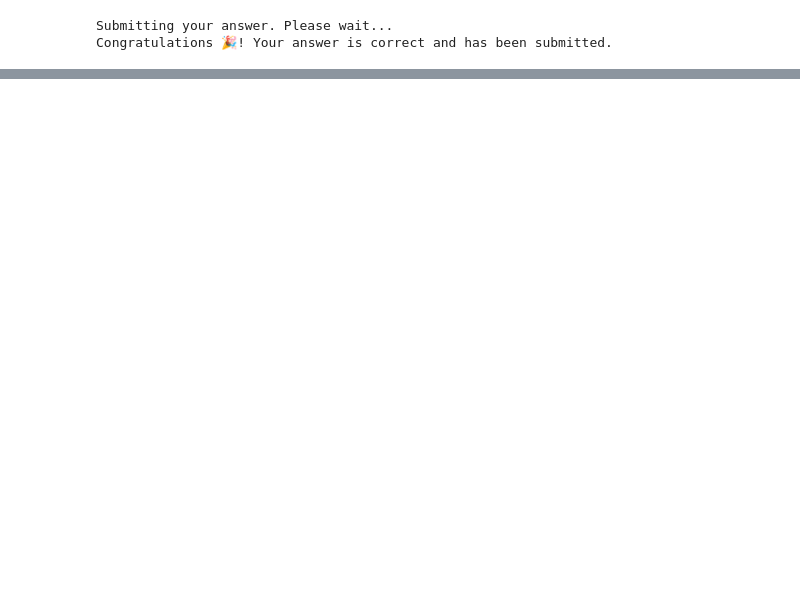
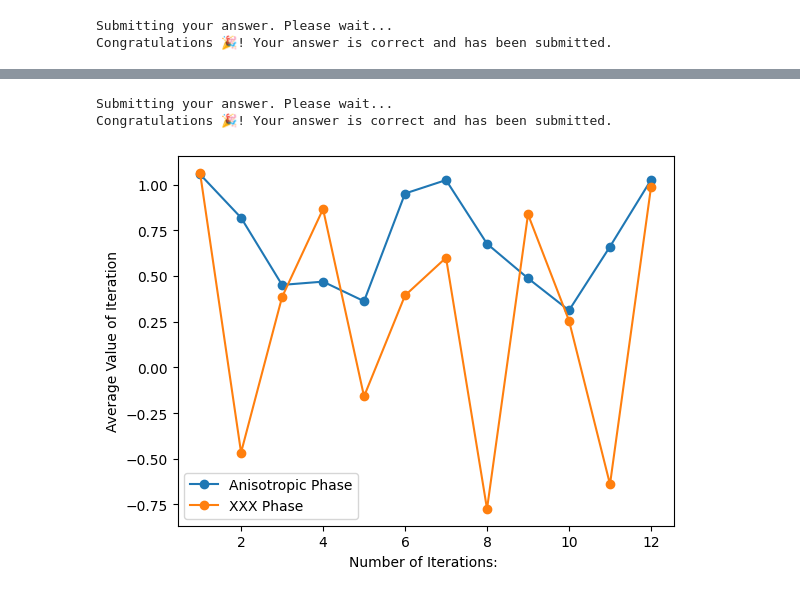
Before and after one commit to RajatSaha1106/Qgss24-Labs, a Jupyter notebook: Heisenberg_Chain_Lab 4.ipynb, the cells around one changed output, grey strips where cells are left out. Cells and saved outputs as stored; diff of their text form; code cells hidden in the pictures; blank space fills up the shorter version.

```diff
--- a/Heisenberg_Chain_Lab 4.ipynb
+++ b/Heisenberg_Chain_Lab 4.ipynb
@@ -437,0 +424,20 @@ with Batch(backend=backend) as batch:
+# %%
+from qc_grader.challenges.qgss_2024 import lab4_ex7_get_data
+from qc_grader.challenges.qgss_2024 import grade_lab4_ex7
+
+from collections import defaultdict
+
+all_job_data=lab4_ex7_get_data()
+# Create a function to parse the primitive data correctly
+def parse_primitive_data(raw_data):
+    expectation = {"Anisotropic":[],"XXX":[]}
+    for key, results in raw_data.items():
+        for result in results:
+            # Access the PubResult object within the PrimitiveResult
+            pub_result = result[0]  # Assuming there's only one PubResult object in the list
+            # Extract the evs from the DataBin object within PubResult
+            evs = pub_result.data.evs
+            expectation[key].append(list(evs))
+    return expectation
+
+parsed_data = parse_primitive_data(all_job_data)
@@ -437,0 +449,8 @@ with Batch(backend=backend) as batch:
+# %%
+avg_z_data={"Anisotropic":[],"XXX":[]}
+for k,v in parsed_data.items():
+    for element in v:
+        Sum=sum(element)
+        avg=Sum/len(element)
+        avg_z_data[k].append(avg)
+avg_z_data
@@ -437,0 +475,25 @@ with Batch(backend=backend) as batch:
+# %%
+from qc_grader.challenges.qgss_2024 import grade_lab4_ex8
+
+grade_lab4_ex8({'Anisotropic':avg_z_data['Anisotropic'],
+                'XXX':avg_z_data['XXX']})
+# %% [output]
+Submitting your answer. Please wait...
+Congratulations 🎉! Your answer is correct and has been submitted.
+# %%
+import matplotlib.pyplot as plt
+
+anisotropic_data=avg_z_data["Anisotropic"]
+xxx_data=avg_z_data["XXX"]
+# %%
+iter=[i for i in range (1,len(anisotropic_data)+1)]
+
+plt.plot(iter,anisotropic_data,"o-",label="Anisotropic Phase")
+plt.plot(iter,xxx_data,"o-",label="XXX Phase")
+
+plt.legend()
+plt.xlabel("Number of Iterations: ")
+plt.ylabel("Average Value of Iteration")
+plt.show()
+# %% [output]
+[figure, added]
```
Also changed, not shown: parts of 12 cells of this notebook.
